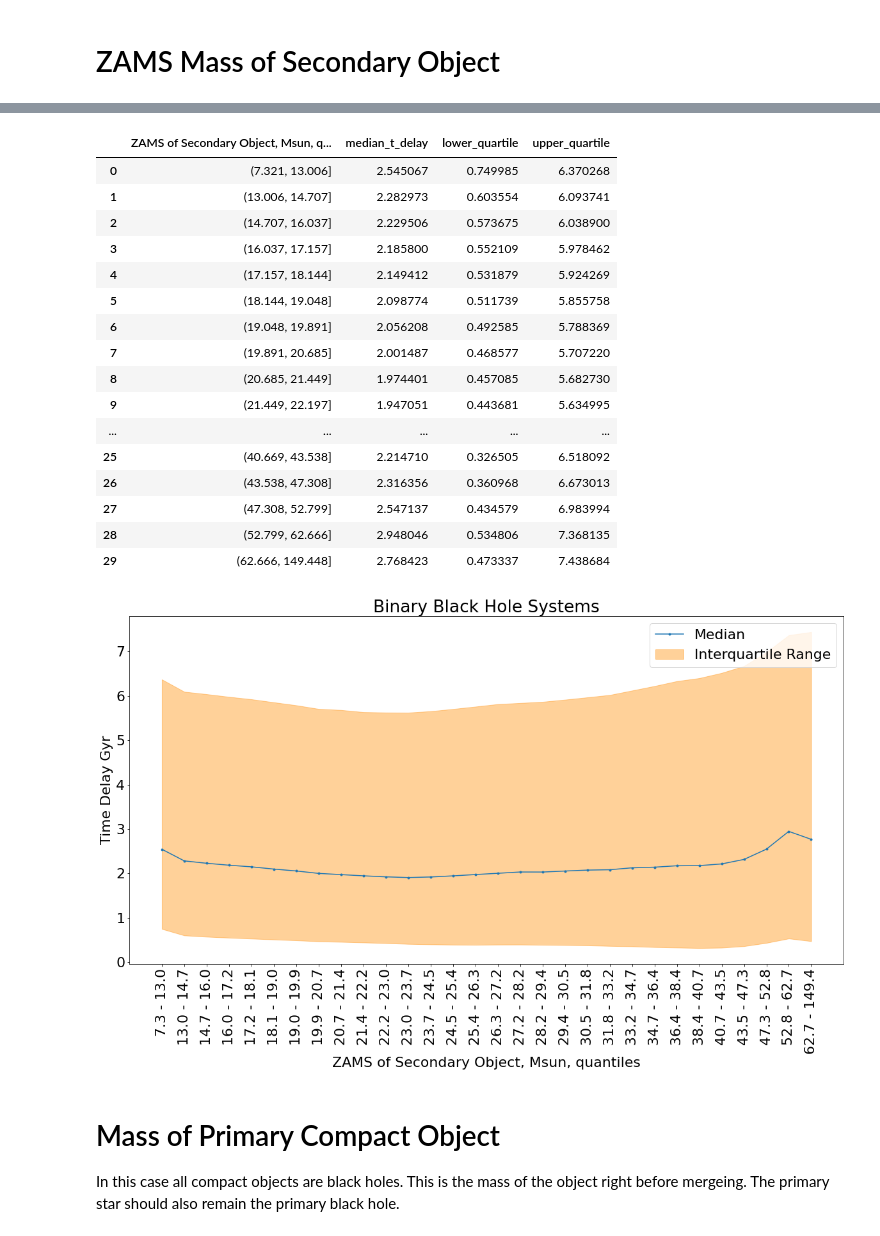
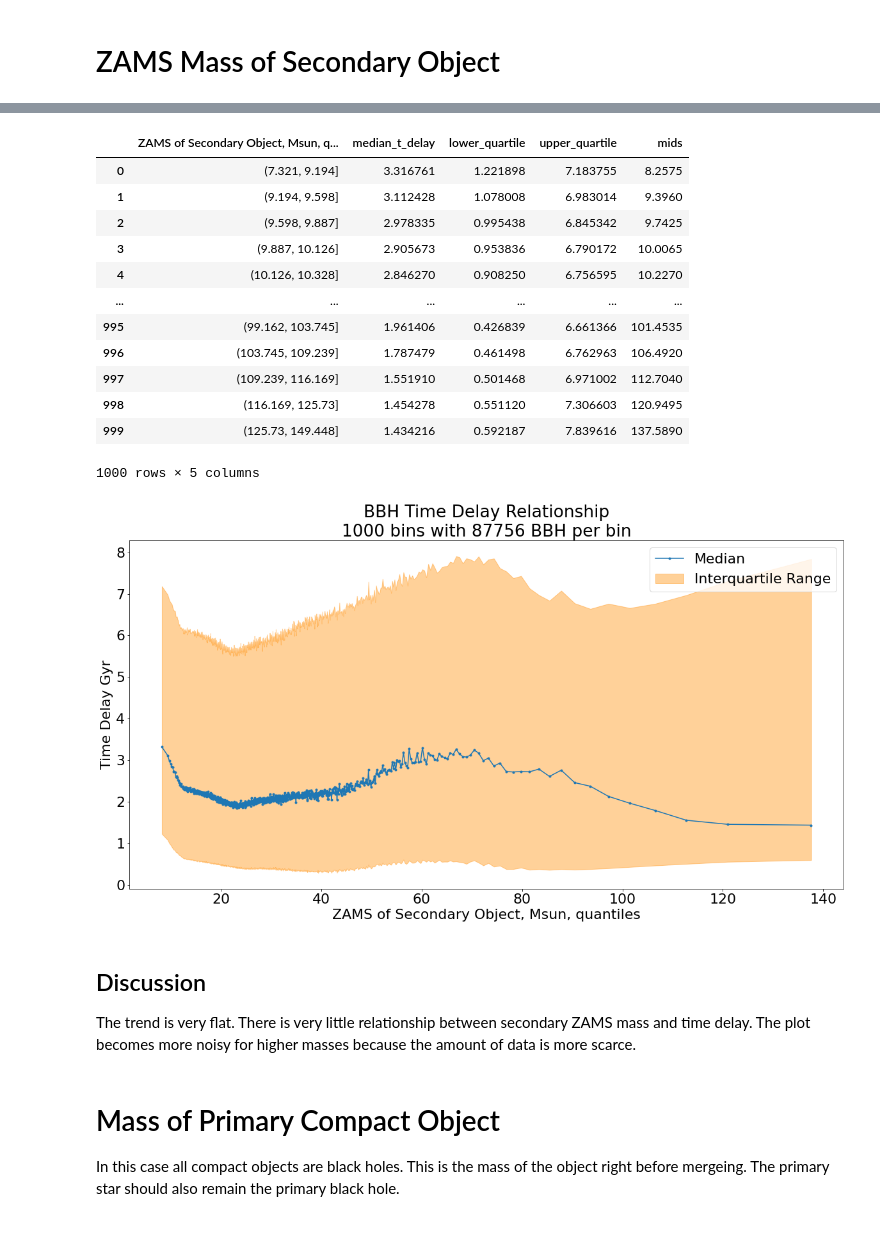
Before and after one commit to DanHarJor/CompLabB-UNIPD-TeamDream, a Jupyter notebook: Group_BinarySystems.ipynb, the cells around one changed output, grey strips where cells are left out. Saved outputs shown, nothing was run; the diff lists cells and outputs as text; code cells hidden in the pictures.

```diff
--- a/Group_BinarySystems.ipynb
+++ b/Group_BinarySystems.ipynb
@@ -338,24 +360,24 @@ plotFrequency(df,'ZAMS of Secondary Object, Msun')
 # %%
-plotMedianMass(df,'ZAMS of Secondary Object, Msun')
+#plotMedianMass(df,'ZAMS of Secondary Object, Msun',nbins=500,u='Msun')
+qplotMedianMass(df,'ZAMS of Secondary Object, Msun',nbins=1000,logx=False,figwidth=20)
 # %% [output]
-|  | ZAMS of Secondary Object, Msun, q... | median_t_delay | lower_quartile | upper_quartile |
-| 0 | (7.321, 13.006] | 2.545067 | 0.749985 | 6.370268 |
-| 1 | (13.006, 14.707] | 2.282973 | 0.603554 | 6.093741 |
-| 2 | (14.707, 16.037] | 2.229506 | 0.573675 | 6.038900 |
-| 3 | (16.037, 17.157] | 2.185800 | 0.552109 | 5.978462 |
-| 4 | (17.157, 18.144] | 2.149412 | 0.531879 | 5.924269 |
-| 5 | (18.144, 19.048] | 2.098774 | 0.511739 | 5.855758 |
-| 6 | (19.048, 19.891] | 2.056208 | 0.492585 | 5.788369 |
-| 7 | (19.891, 20.685] | 2.001487 | 0.468577 | 5.707220 |
-| 8 | (20.685, 21.449] | 1.974401 | 0.457085 | 5.682730 |
-| 9 | (21.449, 22.197] | 1.947051 | 0.443681 | 5.634995 |
-| ... | ... | ... | ... | ... |
-| 25 | (40.669, 43.538] | 2.214710 | 0.326505 | 6.518092 |
-| 26 | (43.538, 47.308] | 2.316356 | 0.360968 | 6.673013 |
-| 27 | (47.308, 52.799] | 2.547137 | 0.434579 | 6.983994 |
-| 28 | (52.799, 62.666] | 2.948046 | 0.534806 | 7.368135 |
-| 29 | (62.666, 149.448] | 2.768423 | 0.473337 | 7.438684 |
+|  | ZAMS of Secondary Object, Msun, q... | median_t_delay | lower_quartile | upper_quartile | mids |
+| 0 | (7.321, 9.194] | 3.316761 | 1.221898 | 7.183755 | 8.2575 |
+| 1 | (9.194, 9.598] | 3.112428 | 1.078008 | 6.983014 | 9.3960 |
+| 2 | (9.598, 9.887] | 2.978335 | 0.995438 | 6.845342 | 9.7425 |
+| 3 | (9.887, 10.126] | 2.905673 | 0.953836 | 6.790172 | 10.0065 |
+| 4 | (10.126, 10.328] | 2.846270 | 0.908250 | 6.756595 | 10.2270 |
+| ... | ... | ... | ... | ... | ... |
+| 995 | (99.162, 103.745] | 1.961406 | 0.426839 | 6.661366 | 101.4535 |
+| 996 | (103.745, 109.239] | 1.787479 | 0.461498 | 6.762963 | 106.4920 |
+| 997 | (109.239, 116.169] | 1.551910 | 0.501468 | 6.971002 | 112.7040 |
+| 998 | (116.169, 125.73] | 1.454278 | 0.551120 | 7.306603 | 120.9495 |
+| 999 | (125.73, 149.448] | 1.434216 | 0.592187 | 7.839616 | 137.5890 |
+1000 rows × 5 columns
-[figure, old version]
+[figure, new version]
+# %% [markdown]
+## Discussion
+The trend is very flat. There is very little relationship between secondary ZAMS mass and time delay. The plot becomes more noisy for higher masses because the amount of data is more scarce.
 # %% [markdown]
 # Mass of Primary Compact Object
 In this case all compact objects are black holes. This is the mass of the object right before mergeing. The primary star should also remain the primary black hole.
```
Also changed, not shown: parts of 39 cells of this notebook.
